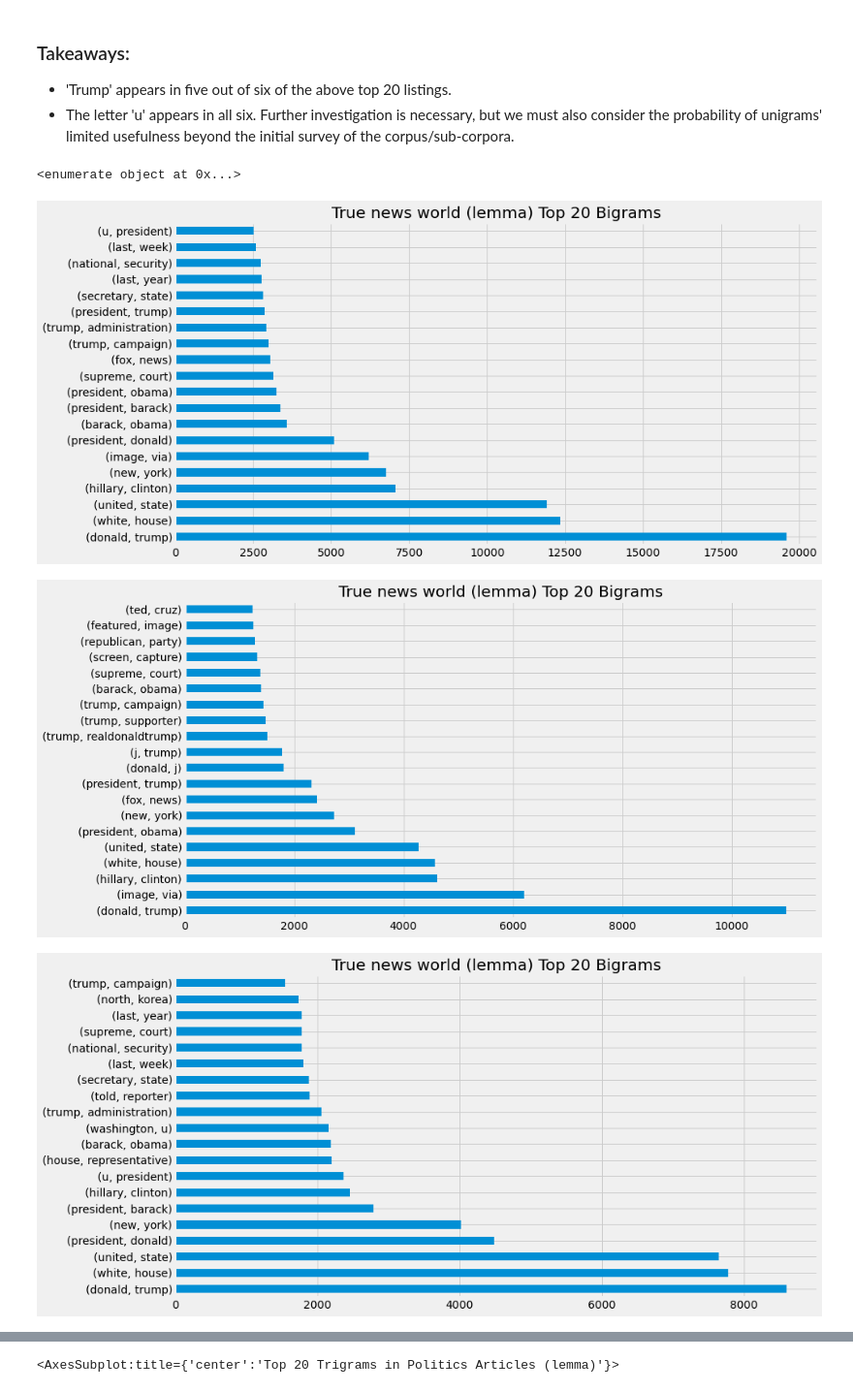
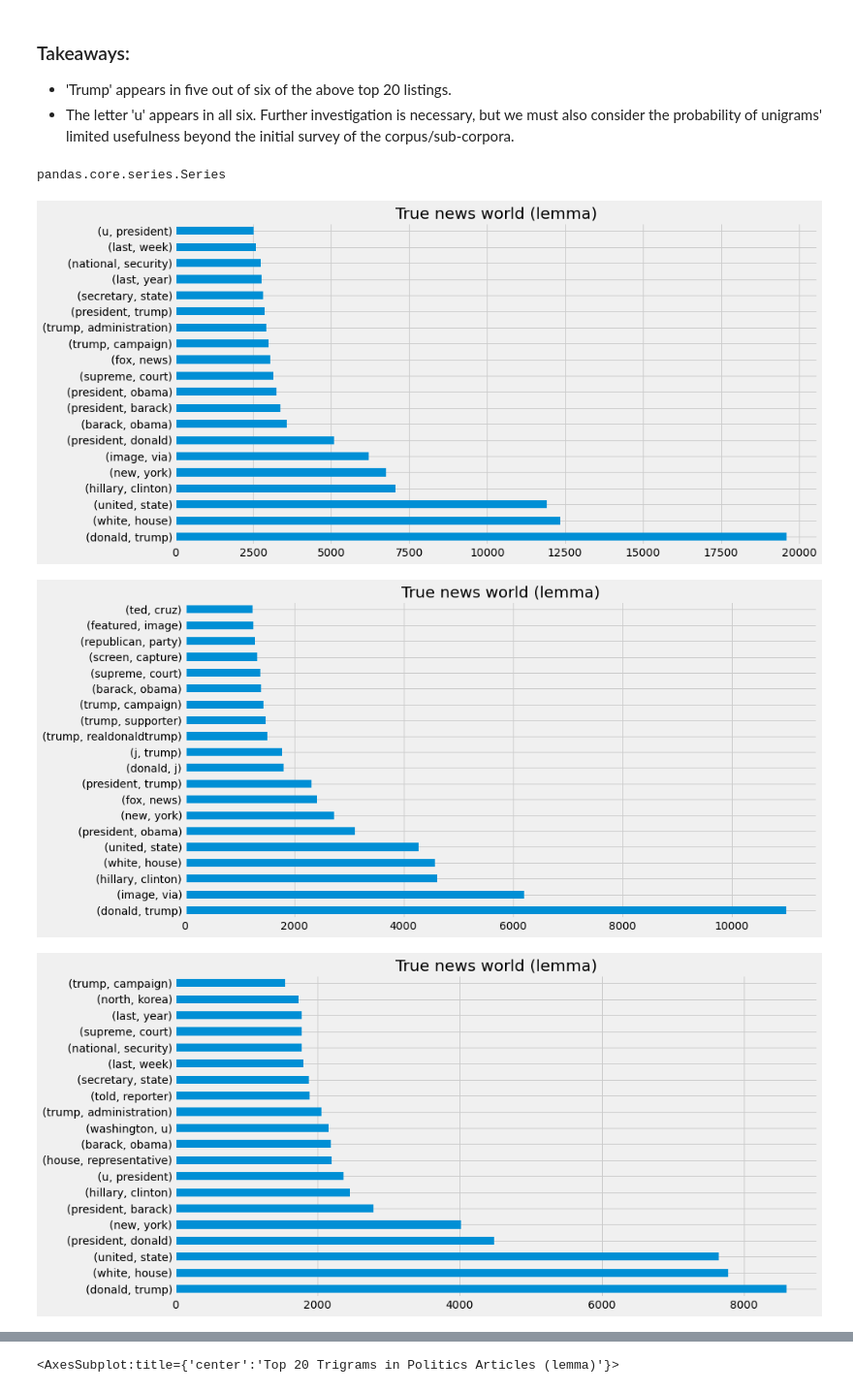
Before and after one commit to tarrencen/post_codeup_projs, a Jupyter notebook: explore.ipynb, the cells around one changed output, grey strips where cells are left out. Shown at 97% size. Drawn from its saved outputs; the diff is of its cells as text; code cells hidden in the pictures.

```diff
--- a/explore.ipynb
+++ b/explore.ipynb
@@ -3,10 +3,11 @@
 # %%
 from imports import *
 import matplotlib.pyplot as plt
+import seaborn as sns
 import pandas as pd
 
-#plt.rc('figure', figsize=(10, 7))
-#plt.style.use('fivethirtyeight')
+plt.rc('figure', figsize=(10, 7))
+plt.style.use('fivethirtyeight')
 # %% [markdown]
 ### Initial exploration
 # %%
@@ -540,23 +533,23 @@ corpus_title = [
 corpus_title = [title.capitalize() for title in corpus_title]
 corpora_labels = pd.DataFrame(zip(corpus_title, article_corpora))
 corpora_labels.rename(columns = {0: 'corpus_title', 1: 'corpus'}, inplace=True)
-# %%
-print(enumerate(corpus_title))
-# %% [output]
-<enumerate object at 0x...>
+# %%
+type(corpora_labels.corpus_title)
+# %% [output]
+pandas.core.series.Series
 # %%
 for corpus in article_corpora:
     corpus_freq = pd.Series(nltk.ngrams(corpus, 2)).value_counts().sort_values(ascending=False)
 
-
     plt.figure(figsize= (13,7))
     corpus_freq.head(20).plot.barh()
-    for title in corpus_title:
-        plt.title(f'{title} Top 20 Bigrams')
+    title = corpus_title
+    for i in title:
+        plt.title(label=i)
 
 
     plt.show()
 # %% [output]
-[figure, old version]
+[figure, new version]
-[figure, old version]
+[figure, new version]
-[figure, old version]
+[figure, new version]
```
Also changed, not shown: parts of 10 cells of this notebook.
